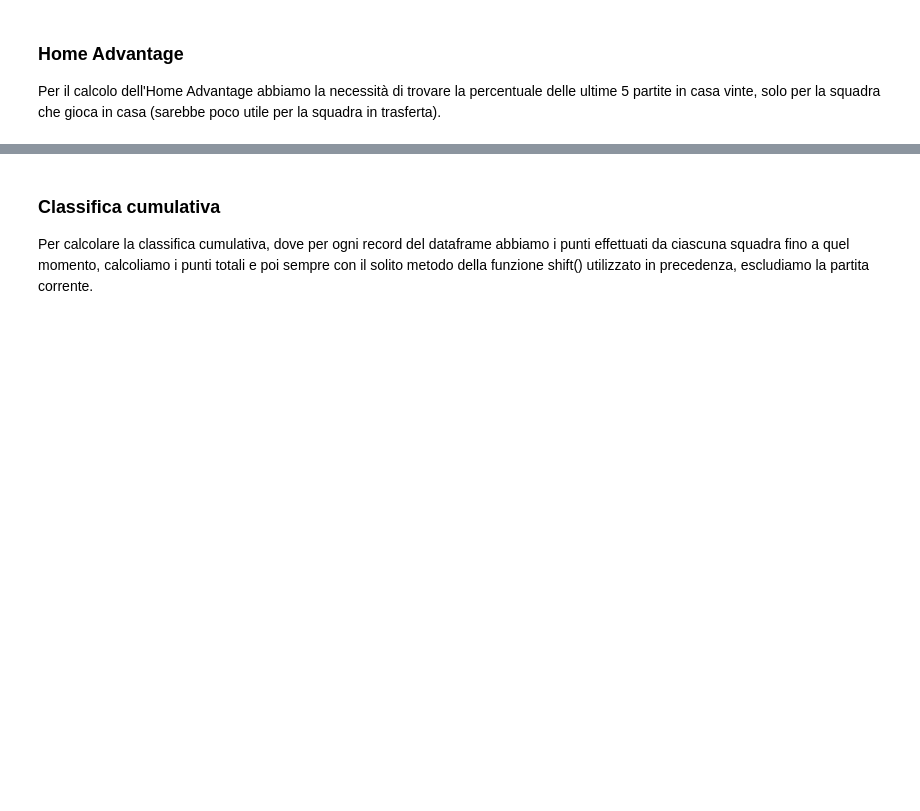
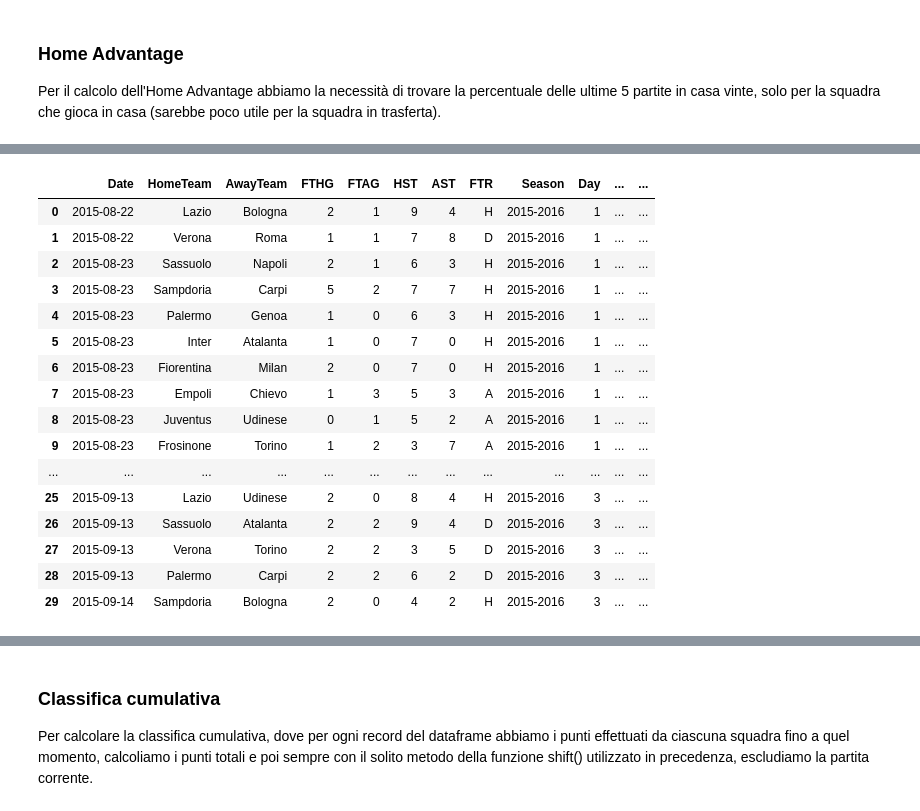
Before and after one commit to Lucaseraaa/sports-game-outcome-predictor, a Jupyter notebook: notebook/feature-engineering.ipynb, the cells around one changed output, grey strips where cells are left out. Cells and saved outputs as stored; diff of their text form; code cells hidden in the pictures; blank space fills up the shorter version.

```diff
--- a/notebook/feature-engineering.ipynb
+++ b/notebook/feature-engineering.ipynb
@@ -370,0 +374,94 @@ home_advantage_dataset["HomeAdvantage"] = home_advantage_dataset["HomeAdvantage"
+# %%
+def expected_score(rating_a, rating_b):
+    return 1 / (1 + 10 ** ((rating_b - rating_a) / 400))
+
+def goal_multiplier(goal_diff):
+    margin = abs(goal_diff)
+    if margin <= 1:
+        return 1.0
+    elif margin == 2:
+        return 1.5
+    else:
+        return (11.0 + margin) / 8.0
+
+
+# Setto i parametri dell'elo
+initial_elo = 1500
+home_advantage = 100
+k_factor = 20
+
+df_elo = home_advantage_dataset.copy()
+df_elo = df_elo.sort_values(by='Date').reset_index(drop=True)
+current_elo = {}
+
+home_elo_pre = []
+away_elo_pre = []
+
+for index, row in df_elo.iterrows():
+    home_team = row['HomeTeam']
+    away_team = row['AwayTeam']
+
+    hg = row['FTHG']
+    ag = row['FTAG']
+
+    # Inizializza le squadre nuove
+    if home_team not in current_elo: current_elo[home_team] = initial_elo
+    if away_team not in current_elo: current_elo[away_team] = initial_elo
+
+    # 1. PRENDIAMO E SALVIAMO L'ELO PRIMA DELLA PARTITA (Quello che va nel DF)
+    elo_h_pre = current_elo[home_team]
+    elo_a_pre = current_elo[away_team]
+
+    home_elo_pre.append(elo_h_pre)
+    away_elo_pre.append(elo_a_pre)
+
+    # Gestione valori nulli
+    if pd.isna(hg) or pd.isna(ag):
+        continue
+
+    # 2. CALCOLIAMO IL PUNTEGGIO ATTESO
+    e_home = expected_score(elo_h_pre + home_advantage, elo_a_pre)
+    e_away = expected_score(elo_a_pre, elo_h_pre + home_advantage)
+
+    # 3. DETERMINIAMO IL RISULTATO REALE DELLA PARTITA
+    if hg > ag:
+        s_home, s_away = 1, 0
+    elif hg < ag:
+        s_home, s_away = 0, 1
+    else:
+        s_home, s_away = 0.5, 0.5
+
+    # 4. CALCOLIAMO IL NUOVO ELO (Serve solo per aggiornare il dizionario!)
+    g = goal_multiplier(hg - ag)
+
+    elo_h_post = elo_h_pre + k_factor * g * (s_home - e_home)
+    elo_a_post = elo_a_pre + k_factor * g * (s_away - e_away)
+
+    # 5. AGGIORNIAMO IL DIZIONARIO PER LE ITERAZIONI SUCCESSIVE (IL PASSAGGIO CHE MANCAVA)
+    current_elo[home_team] = elo_h_post
+    current_elo[away_team] = elo_a_post
+
+
+# 7. Aggiungiamo le nuove colonne al DataFrame
+df_elo['Home_Elo'] = home_elo_pre
+df_elo['Away_Elo'] = away_elo_pre
+
+df_elo.head(30)
+# %% [output]
+|  | Date | HomeTeam | AwayTeam | FTHG | FTAG | HST | AST | FTR | Season | Day | ... | ... |
+| 0 | 2015-08-22 | Lazio | Bologna | 2 | 1 | 9 | 4 | H | 2015-2016 | 1 | ... | ... |
+| 1 | 2015-08-22 | Verona | Roma | 1 | 1 | 7 | 8 | D | 2015-2016 | 1 | ... | ... |
+| 2 | 2015-08-23 | Sassuolo | Napoli | 2 | 1 | 6 | 3 | H | 2015-2016 | 1 | ... | ... |
+| 3 | 2015-08-23 | Sampdoria | Carpi | 5 | 2 | 7 | 7 | H | 2015-2016 | 1 | ... | ... |
+| 4 | 2015-08-23 | Palermo | Genoa | 1 | 0 | 6 | 3 | H | 2015-2016 | 1 | ... | ... |
+| 5 | 2015-08-23 | Inter | Atalanta | 1 | 0 | 7 | 0 | H | 2015-2016 | 1 | ... | ... |
+| 6 | 2015-08-23 | Fiorentina | Milan | 2 | 0 | 7 | 0 | H | 2015-2016 | 1 | ... | ... |
+| 7 | 2015-08-23 | Empoli | Chievo | 1 | 3 | 5 | 3 | A | 2015-2016 | 1 | ... | ... |
+| 8 | 2015-08-23 | Juventus | Udinese | 0 | 1 | 5 | 2 | A | 2015-2016 | 1 | ... | ... |
+| 9 | 2015-08-23 | Frosinone | Torino | 1 | 2 | 3 | 7 | A | 2015-2016 | 1 | ... | ... |
+| ... | ... | ... | ... | ... | ... | ... | ... | ... | ... | ... | ... | ... |
+| 25 | 2015-09-13 | Lazio | Udinese | 2 | 0 | 8 | 4 | H | 2015-2016 | 3 | ... | ... |
+| 26 | 2015-09-13 | Sassuolo | Atalanta | 2 | 2 | 9 | 4 | D | 2015-2016 | 3 | ... | ... |
+| 27 | 2015-09-13 | Verona | Torino | 2 | 2 | 3 | 5 | D | 2015-2016 | 3 | ... | ... |
+| 28 | 2015-09-13 | Palermo | Carpi | 2 | 2 | 6 | 2 | D | 2015-2016 | 3 | ... | ... |
+| 29 | 2015-09-14 | Sampdoria | Bologna | 2 | 0 | 4 | 2 | H | 2015-2016 | 3 | ... | ... |
```
Also changed, not shown: parts of 5 cells of this notebook, 1 other file.
